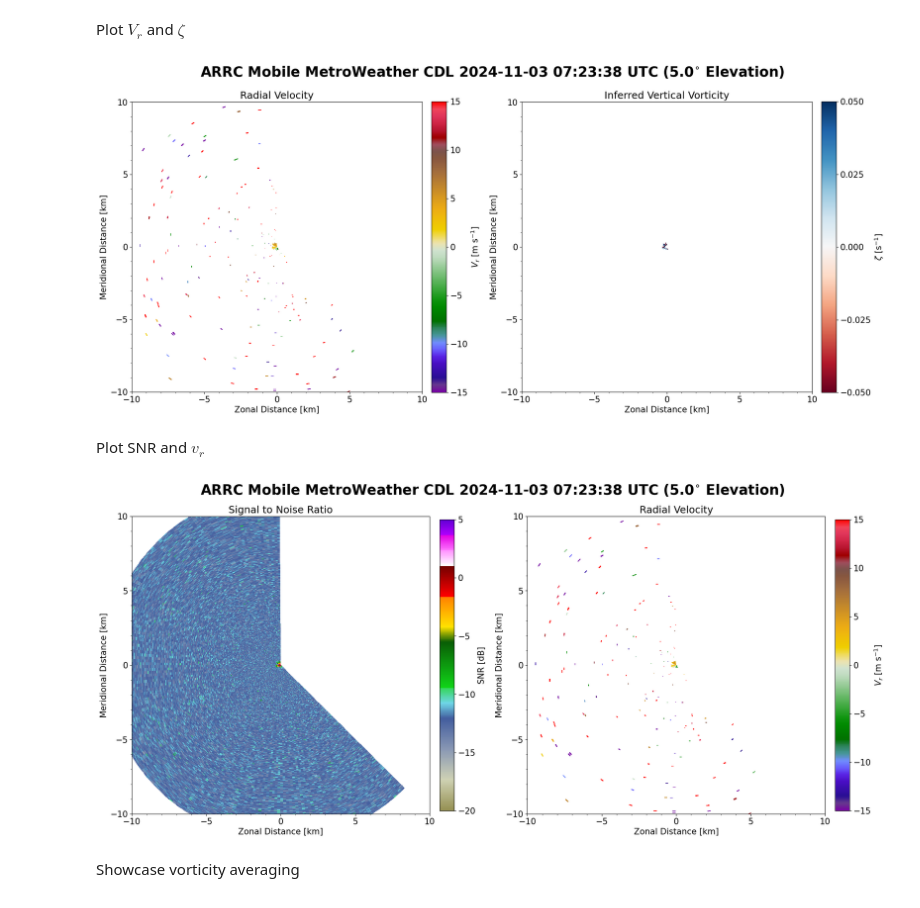
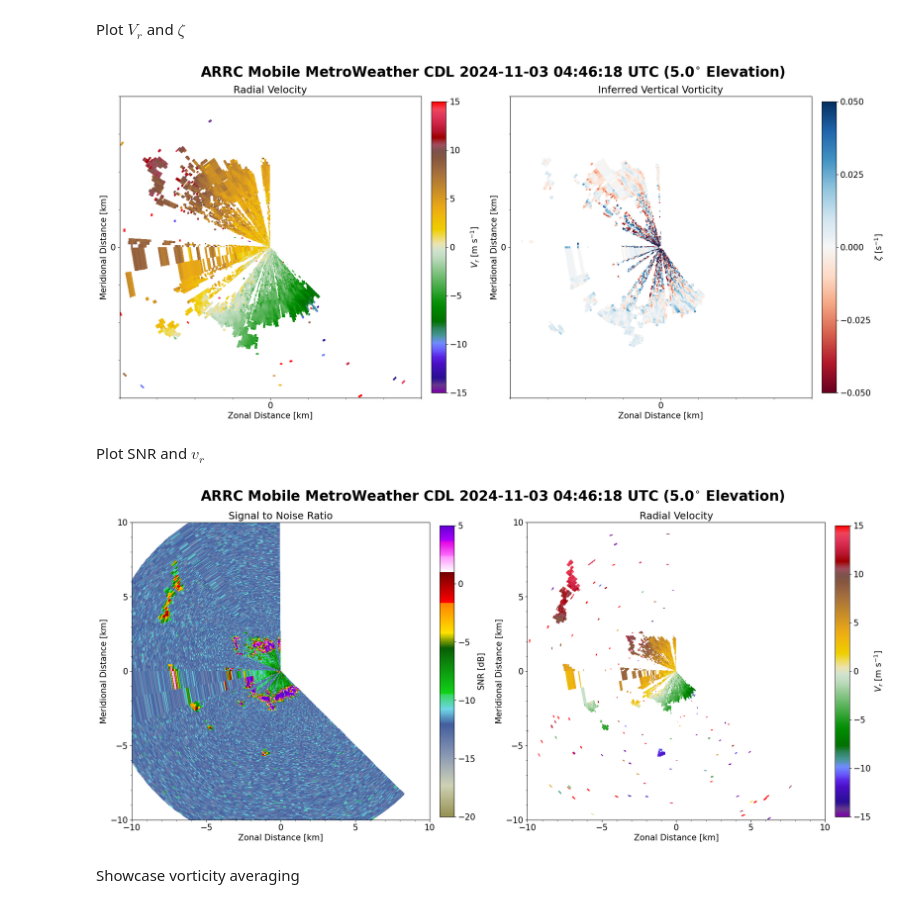
Before and after one commit to robbyfrost/TurbTor_Lidar, a Jupyter notebook: plot_vorticity.ipynb, the cells around one changed output. Cells and saved outputs as stored; diff of their text form; code cells hidden in the pictures.

```diff
--- a/plot_vorticity.ipynb
+++ b/plot_vorticity.ipynb
@@ -25,7 +35,7 @@ import io
 Read in lidar file
 # %%
 # lidar file to read in
-des_file = "20241103072338_CAPPI_1294.nc.zst"
+des_file = "20241103044618_CAPPI_1242.nc.zst"
 # date/time info of lidar scans
 des_year = des_file[:4]
 des_mon = des_file[4:6]
@@ -124,7 +134,7 @@ XX, YY = dis_angle_to_2Dxy(r,north0_to_arctheta(az))
 # %% [markdown]
 Plot $V_r$ and $\zeta$
 # %%
-rmax = 10 # km
+rmax = 4 # km
 
 fig, ax = plt.subplots(figsize=(20,10), ncols=2)
 
@@ -135,34 +145,34 @@ pcm1 = ax[0].pcolormesh(XX.T/1e3, YY.T/1e3, vr,
 ax[0].set_title("Radial Velocity")
 cbar1 = fig.colorbar(pcm1, ax=ax[0], aspect=20, pad=0.03, fraction=0.06, shrink=0.81)
 cbar1.set_label("$V_r$ [m s$^{-1}$]")
 cbar1.set_ticks(np.arange(vmin, vmax+0.001, 5))
 
 vmin, vmax = -0.05, 0.05
 pcm2 = ax[1].pcolormesh(XX.T/1e3, YY.T/1e3, vort_z_smoothed[:,:-1],
                         vmin=vmin, vmax=vmax,
                         cmap="RdBu")
 ax[1].set_title("Inferred Vertical Vorticity")
 cbar2 = fig.colorbar(pcm2, ax=ax[1], aspect=20, pad=0.03, fraction=0.06, shrink=0.81)
 cbar2.set_label("$\\zeta$ [s$^{-1}$]")
 cbar2.set_ticks(np.arange(vmin, vmax+0.0001, 0.025))
 
 for iax in ax:
     iax.set_aspect('equal')
     iax.set_xlim(-rmax,rmax)
     iax.xaxis.set_major_locator(MultipleLocator(5))
     iax.xaxis.set_minor_locator(MultipleLocator(1))
     iax.set_xlabel("Zonal Distance [km]")
     iax.set_ylim(-rmax,rmax)
     iax.yaxis.set_major_locator(MultipleLocator(5))
     iax.yaxis.set_minor_locator(MultipleLocator(1))
     iax.set_ylabel("Meridional Distance [km]")
 
 plt.suptitle(f"{lidar_loc} MetroWeather CDL {start_date} {start_time} UTC ({round(el[0],1)}$^{{\\circ}}$ Elevation)",
              fontweight="bold", fontsize=25, y=0.925)
 
 fig.tight_layout()
 # %% [output]
-[figure, old version]
+[figure, new version]
 # %% [markdown]
 Plot SNR and $v_r$
 # %%
@@ -205,7 +215,7 @@ plt.suptitle(f"{lidar_loc} MetroWeather CDL {start_date} {start_time} UTC ({roun
 
 fig.tight_layout()
 # %% [output]
-[figure, old version]
+[figure, new version]
 # %% [markdown]
 Showcase vorticity averaging
 # %%
```
Also changed, not shown: parts of 2 cells of this notebook, 2 other files.
